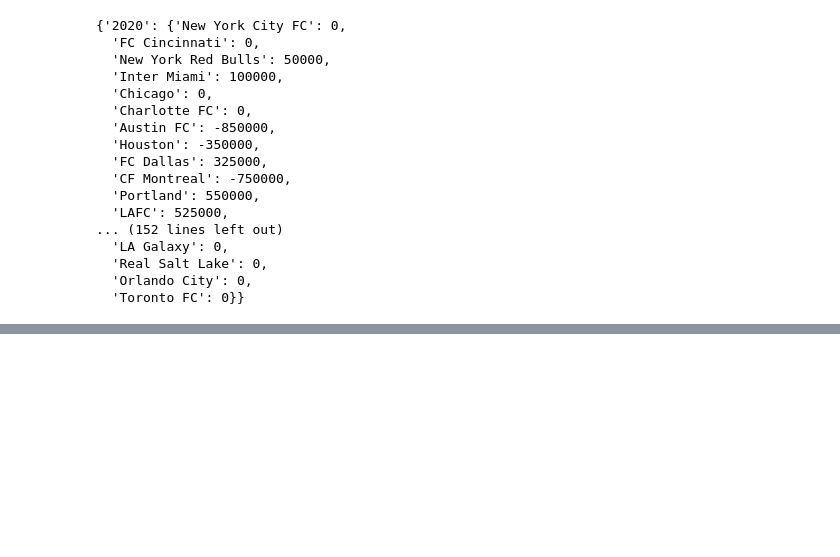
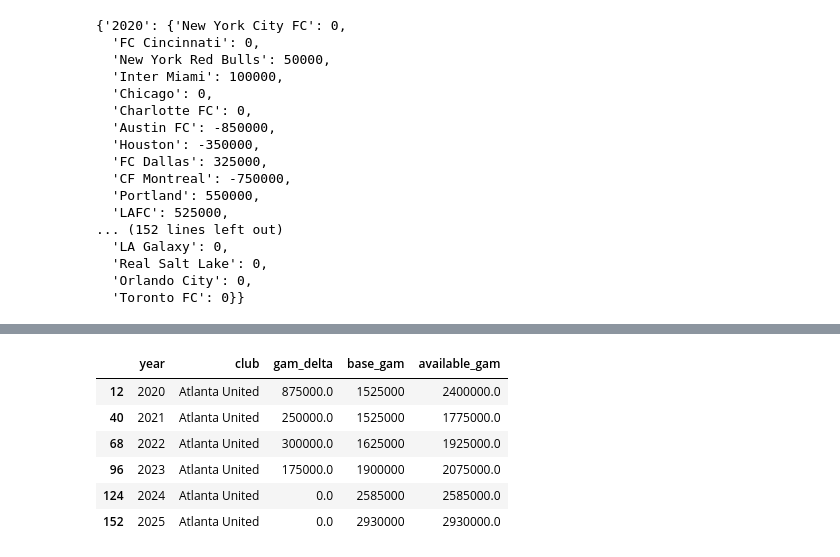
Before and after one commit to akeaswaran/goalsadded-data, a Jupyter notebook: spotrac-scrape.ipynb, the cells around one changed output, grey strips where cells are left out. Cells and saved outputs as stored; diff of their text form; code cells hidden in the pictures; blank space fills up the shorter version.

```diff
--- a/spotrac-scrape.ipynb
+++ b/spotrac-scrape.ipynb
@@ -366,0 +420,10 @@ gam_table
+# %%
+gam_delta_records[gam_delta_records.club == 'Atlanta United']
+# %% [output]
+|  | year | club | gam_delta | base_gam | available_gam |
+| 12 | 2020 | Atlanta United | 875000.0 | 1525000 | 2400000.0 |
+| 40 | 2021 | Atlanta United | 250000.0 | 1525000 | 1775000.0 |
+| 68 | 2022 | Atlanta United | 300000.0 | 1625000 | 1925000.0 |
+| 96 | 2023 | Atlanta United | 175000.0 | 1900000 | 2075000.0 |
+| 124 | 2024 | Atlanta United | 0.0 | 2585000 | 2585000.0 |
+| 152 | 2025 | Atlanta United | 0.0 | 2930000 | 2930000.0 |
```
Also changed, not shown: parts of 5 cells of this notebook, 2 other files.
